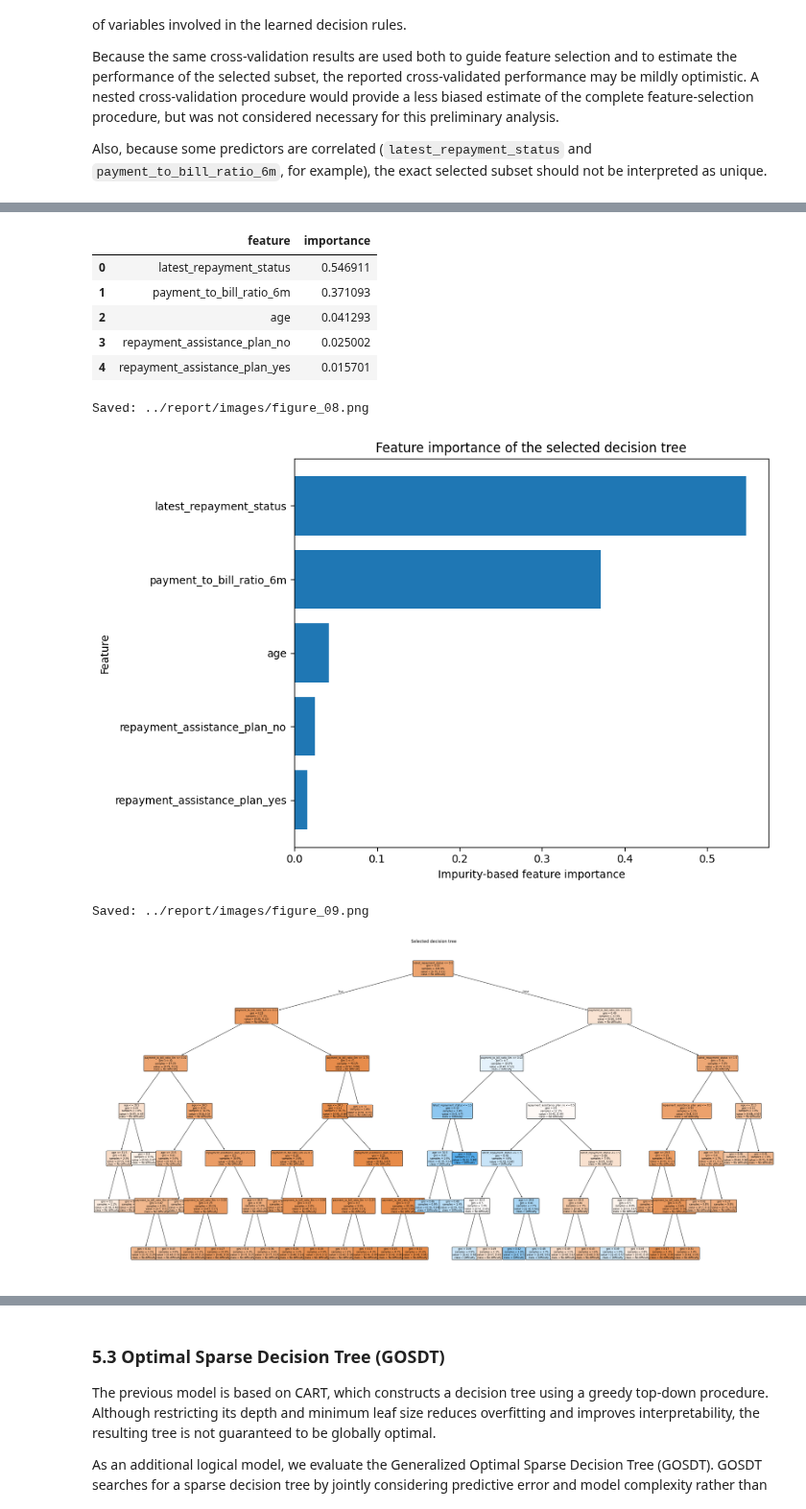
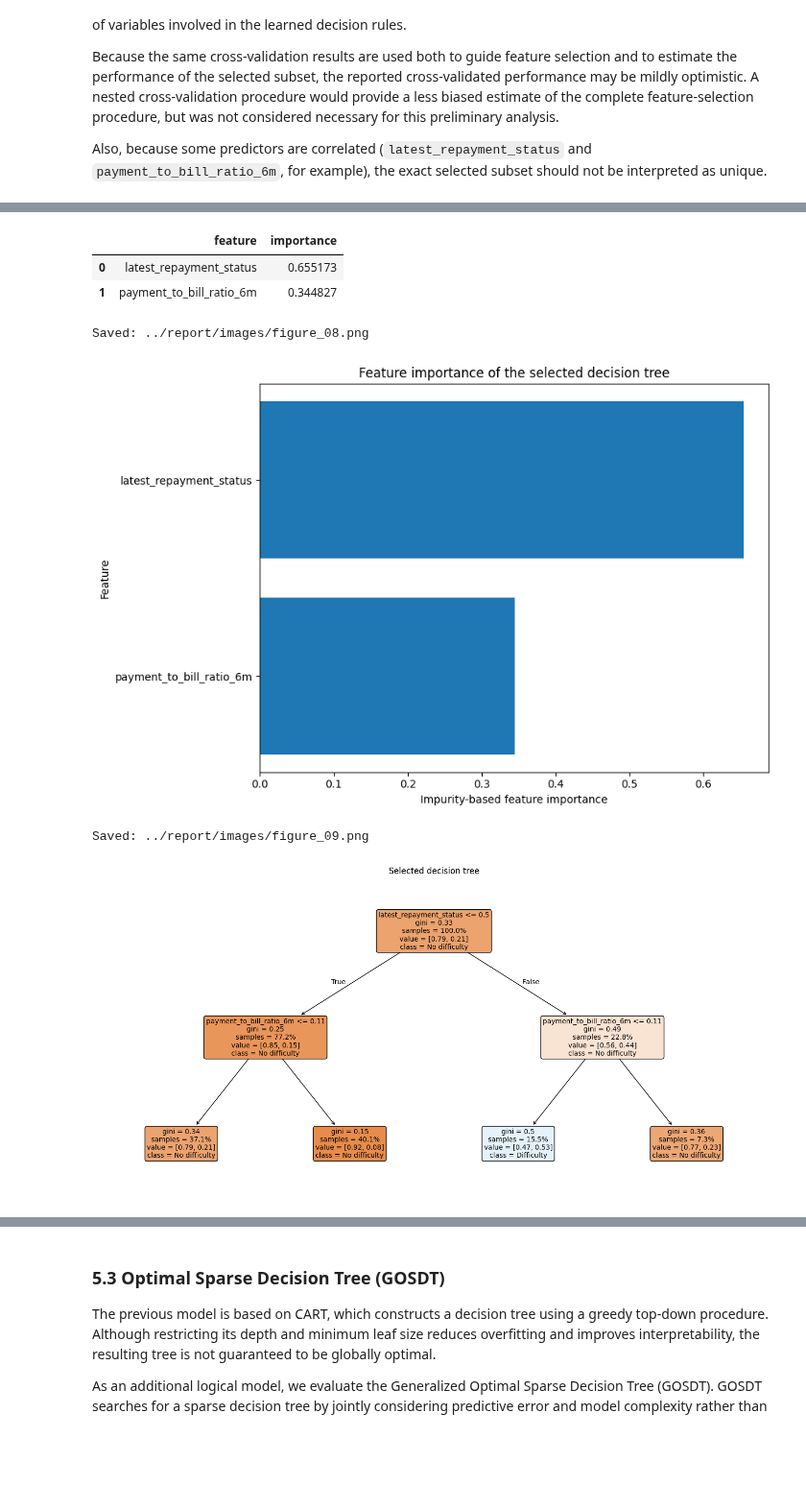
Before and after one commit to germansanchezz/iax-group-3, a Jupyter notebook: notebooks/provisional 6depth.ipynb, the cells around one changed output, grey strips where cells are left out. Shown at 96% size. Drawn from its saved outputs; the diff is of its cells as text; code cells hidden in the pictures; blank space fills up the shorter version.

```diff
--- a/notebooks/provisional 6depth.ipynb
+++ b/notebooks/provisional 6depth.ipynb
@@ -865,7 +870,7 @@ Larger values can reduce overfitting and produce rules that apply to broader
 groups of observations, potentially improving both generalization and
 interpretability.
 # %%
-candidate_depths = [3, 4, 5, 6]
+candidate_depths = [2, 3, 4, 5, 6]
 
 min_leaf_values = [
     1,
@@ -1114,7 +1133,7 @@ Also, because some predictors are correlated
 (`latest_repayment_status` and `payment_to_bill_ratio_6m`, for example), the
 exact selected subset should not be interpreted as unique.
 # %%
-FINAL_MAX_DEPTH = 6
+FINAL_MAX_DEPTH = 2
 FINAL_MIN_SAMPLES_LEAF = 200
 
 
@@ -1426,11 +1446,8 @@ used_features = feature_importance[
 used_features
 # %% [output]
 |  | feature | importance |
-| 0 | latest_repayment_status | 0.546911 |
-| 1 | payment_to_bill_ratio_6m | 0.371093 |
-| 2 | age | 0.041293 |
-| 3 | repayment_assistance_plan_no | 0.025002 |
-| 4 | repayment_assistance_plan_yes | 0.015701 |
+| 0 | latest_repayment_status | 0.655173 |
+| 1 | payment_to_bill_ratio_6m | 0.344827 |
 # %%
 fig, ax = plt.subplots(figsize=(9, 6))
 
@@ -1452,29 +1469,29 @@ plt.tight_layout()
 plt.show()
 # %% [output]
 Saved: ../report/images/figure_08.png
-[figure, old version]
+[figure, new version]
 # %%
-fig, ax = plt.subplots(figsize=(28, 14))
+fig, ax = plt.subplots(figsize=(14, 7))
 
 plot_tree(
     final_tree,
     feature_names=feature_names,
     class_names=[
         "No difficulty",
         "Difficulty"
     ],
     filled=True,
     rounded=True,
     proportion=True,
     precision=2,
-    fontsize=7,
+    fontsize=10,
     ax=ax
 )
 
 plt.title("Selected decision tree")
 
 plt.tight_layout()
 plt.show()
 # %% [output]
 Saved: ../report/images/figure_09.png
-[figure, old version]
+[figure, new version]
```
Also changed, not shown: parts of 62 cells of this notebook.
